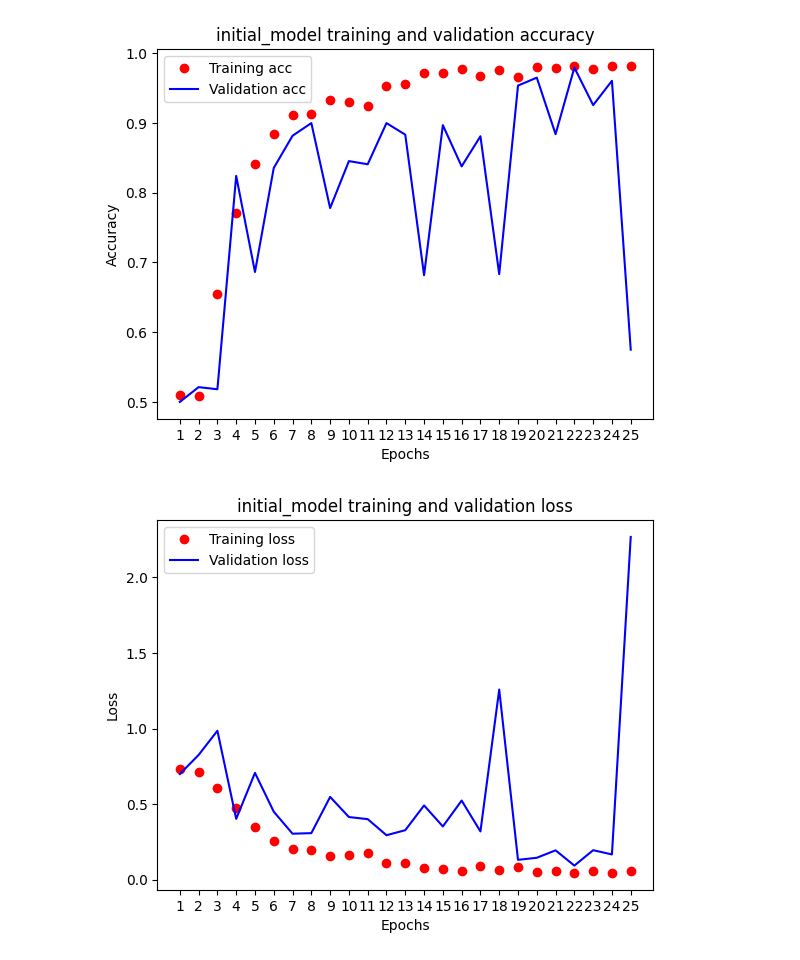
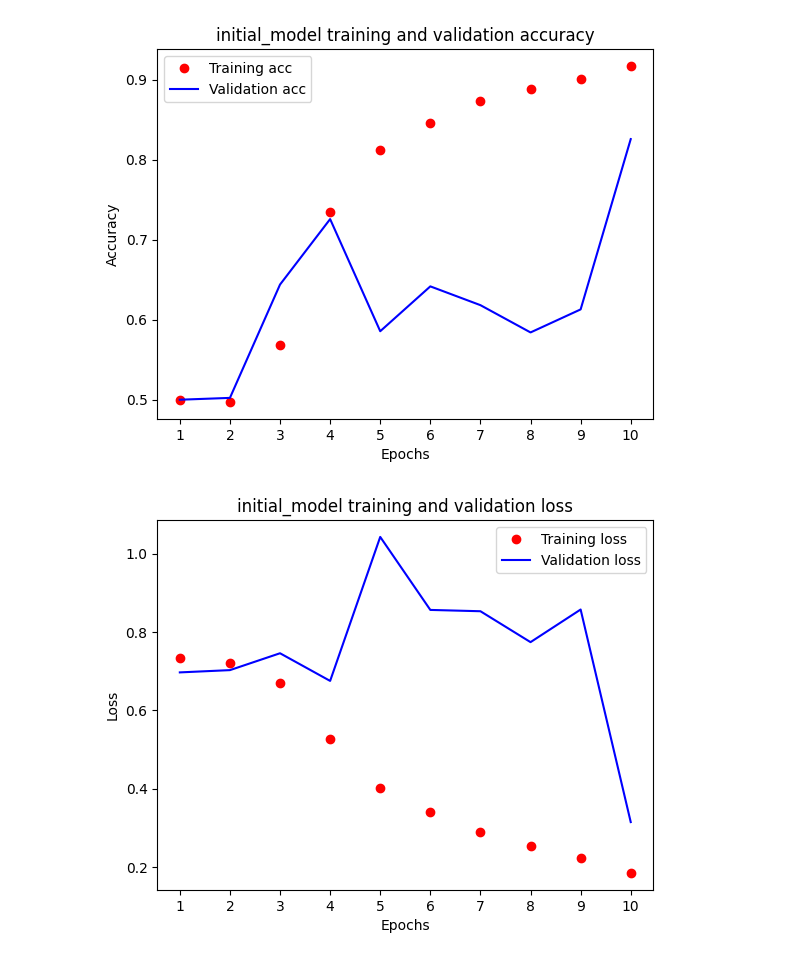
Before and after one commit to nihil5320/poisoned-sample-detection, a Jupyter notebook: notebook.ipynb, the cells around one changed output. Cells and saved outputs as stored; diff of their text form; code cells hidden in the pictures.

Commit message:
Built an initial model and saved checkpoints, ran eval.

```diff
--- a/notebook.ipynb
+++ b/notebook.ipynb
@@ -172,7 +75,7 @@ Your kernel may have been built without NUMA support.
 # see https://keras.io/examples/vision/image_classification_from_scratch/
 data_augmentation_layers = tf.keras.Sequential([
     #tf.keras.layers.Normalization(),
-    tf.keras.layers.RandomFlip("horizontal"),
+    tf.keras.layers.RandomFlip("horizontal_and_vertical"),
     tf.keras.layers.RandomRotation(0.05),
 ])
 
@@ -193,7 +96,7 @@ def make_model(input_shape, num_classes):
 
     previous_block_activation = x  # Set aside residual
 
-    for size in [256, 512]:
+    for size in [256, 512, 768]:
         x = tf.keras.layers.Activation("relu")(x)
         x = tf.keras.layers.SeparableConv2D(size, 3, padding="same")(x)
         x = tf.keras.layers.BatchNormalization()(x)
@@ -226,6 +129,5 @@ def make_model(input_shape, num_classes):
     outputs = tf.keras.layers.Dense(units, activation=None)(x)
     return tf.keras.Model(inputs, outputs)
 
-
 model = make_model(input_shape=(image_size,image_size) + (3,), num_classes=2)
-#tf.keras.utils.plot_model(model, show_shapes=True)
+tf.keras.utils.plot_model(model, 'models/model.png', show_shapes=True)
@@ -232,8 +136,8 @@ model = make_model(input_shape=(image_size,image_size) + (3,), num_classes=2)
 # %%
-epochs = 25
+epochs = 10
 
 callbacks = [
-    tf.keras.callbacks.ModelCheckpoint("save_at_{epoch}.keras"),
+    tf.keras.callbacks.ModelCheckpoint("models/save_at_{epoch}.keras"),
 ]
 model.compile(
     optimizer=tf.keras.optimizers.Adam(3e-4),
@@ -243,7 +147,7 @@ model.compile(
 model_history = model.fit(
     train_ds,
     epochs=epochs,
-    #callbacks=callbacks,
+    callbacks=callbacks,
     validation_data=val_ds,
 ).history
 # %% [output]
@@ -274,5 +180,5 @@ Epoch 25/25
 # %%
 #model = tf.keras.models.load_model('save_at_3.keras')
-eval_results = eval_model('initial_model',model,model_history)
+eval_results = eval_model('initial_model',model,model_history,val_ds,test_ds)
 #model_history
 # %% [output]
@@ -295,3 +185,3 @@ auc: 0.5855463743209839
 initial_model training history
-[figure, old version]
+[figure, new version]
-[figure, old version]
+[figure, new version]
```
Also changed, not shown: parts of 6 cells of this notebook, 14 other files.
